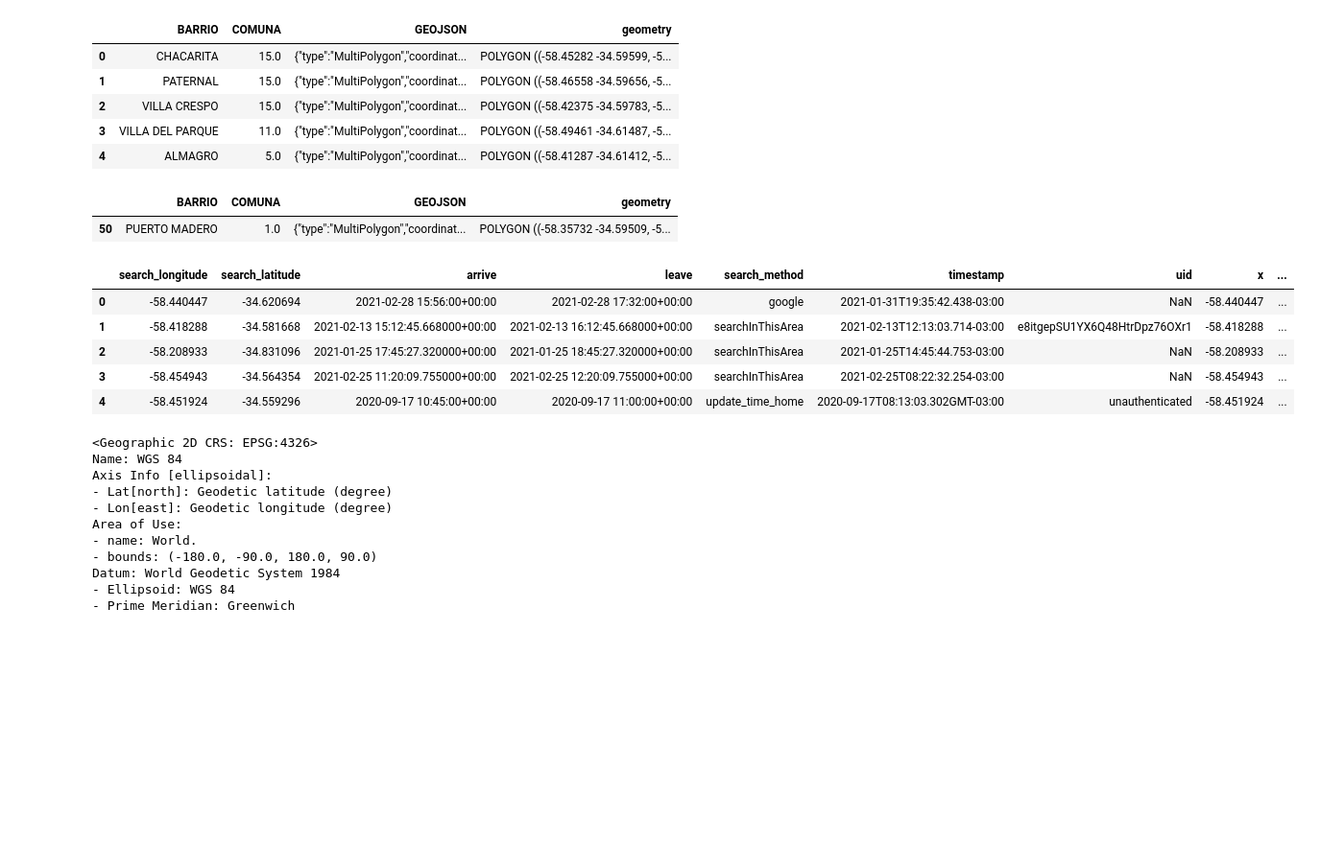
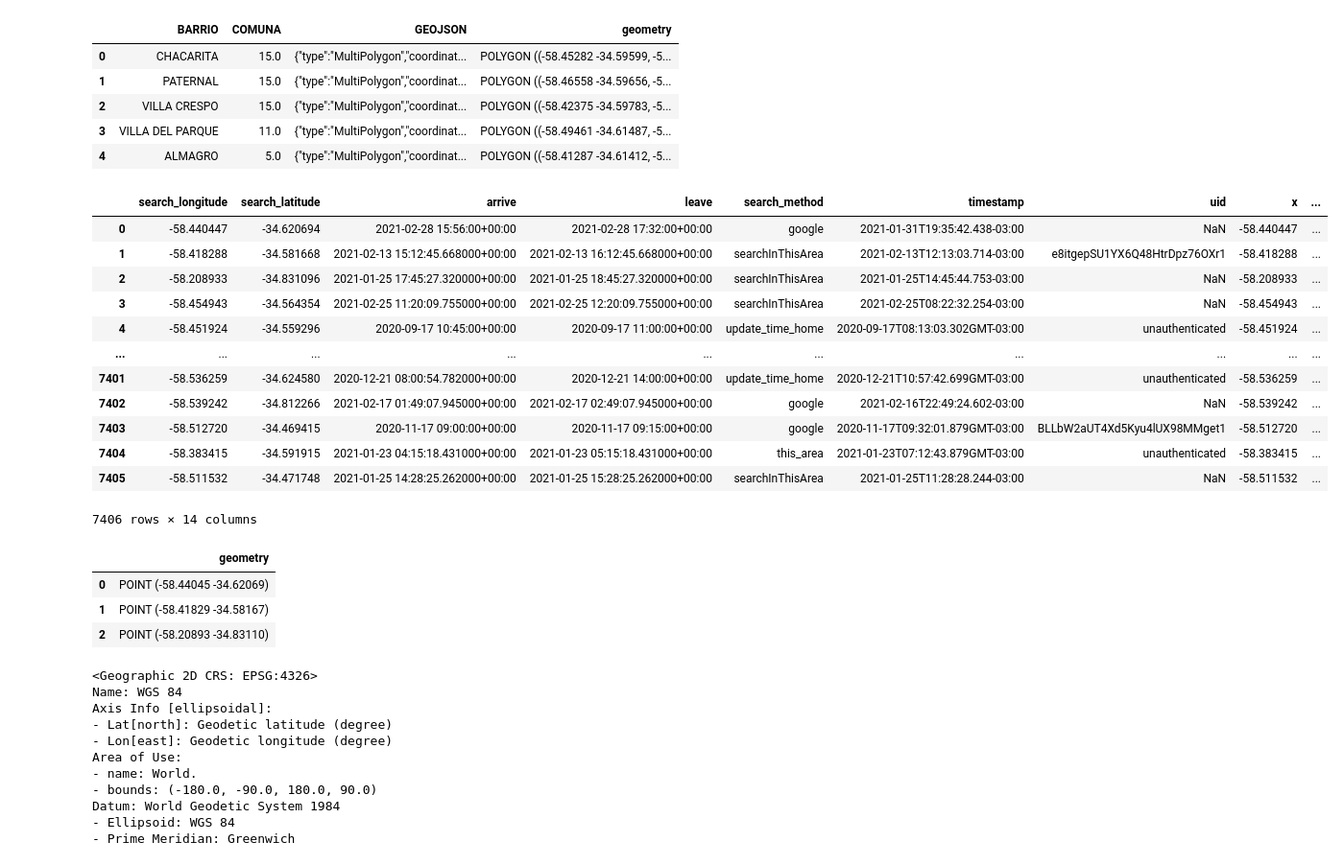
Before and after one commit to julietahocsman/goproject, a Jupyter notebook: notebooks/busquedas_barrios.ipynb, the cells around one changed output. Shown: that part at 96% size. Drawn from its saved outputs; the diff is of its cells as text; code cells hidden in the pictures; blank space fills up the shorter version.

```diff
--- a/notebooks/busquedas_barrios.ipynb
+++ b/notebooks/busquedas_barrios.ipynb
@@ -20,22 +20,22 @@ bsas_map.head(5)
 | 2 | VILLA CRESPO | 15.0 | {"type":"MultiPolygon","coordinat... | POLYGON ((-58.42375 -34.59783, -5... |
 | 3 | VILLA DEL PARQUE | 11.0 | {"type":"MultiPolygon","coordinat... | POLYGON ((-58.49461 -34.61487, -5... |
 | 4 | ALMAGRO | 5.0 | {"type":"MultiPolygon","coordinat... | POLYGON ((-58.41287 -34.61412, -5... |
-# %%
-barrio = 'PUERTO MADERO'
-df_barrio = bsas_map[bsas_map['BARRIO'] == barrio]
-df_barrio
-# %% [output]
-|  | BARRIO | COMUNA | GEOJSON | geometry |
-| 50 | PUERTO MADERO | 1.0 | {"type":"MultiPolygon","coordinat... | POLYGON ((-58.35732 -34.59509, -5... |
 # %%
 coordinates.drop(columns='geometry', inplace=True)
 gpd_data = gpd.GeoDataFrame(coordinates,
                          geometry = gpd.points_from_xy(coordinates.search_longitude, coordinates.search_latitude))
-gpd_data.head()
+gpd_data
 # %% [output]
 |  | search_longitude | search_latitude | arrive | leave | search_method | timestamp | uid | x | ... |
 | 0 | -58.440447 | -34.620694 | 2021-02-28 15:56:00+00:00 | 2021-02-28 17:32:00+00:00 | google | 2021-01-31T19:35:42.438-03:00 | NaN | -58.440447 | ... |
 | 1 | -58.418288 | -34.581668 | 2021-02-13 15:12:45.668000+00:00 | 2021-02-13 16:12:45.668000+00:00 | searchInThisArea | 2021-02-13T12:13:03.714-03:00 | e8itgepSU1YX6Q48HtrDpz76OXr1 | -58.418288 | ... |
 | 2 | -58.208933 | -34.831096 | 2021-01-25 17:45:27.320000+00:00 | 2021-01-25 18:45:27.320000+00:00 | searchInThisArea | 2021-01-25T14:45:44.753-03:00 | NaN | -58.208933 | ... |
 | 3 | -58.454943 | -34.564354 | 2021-02-25 11:20:09.755000+00:00 | 2021-02-25 12:20:09.755000+00:00 | searchInThisArea | 2021-02-25T08:22:32.254-03:00 | NaN | -58.454943 | ... |
 | 4 | -58.451924 | -34.559296 | 2020-09-17 10:45:00+00:00 | 2020-09-17 11:00:00+00:00 | update_time_home | 2020-09-17T08:13:03.302GMT-03:00 | unauthenticated | -58.451924 | ... |
+| ... | ... | ... | ... | ... | ... | ... | ... | ... | ... |
+| 7401 | -58.536259 | -34.624580 | 2020-12-21 08:00:54.782000+00:00 | 2020-12-21 14:00:00+00:00 | update_time_home | 2020-12-21T10:57:42.699GMT-03:00 | unauthenticated | -58.536259 | ... |
+| 7402 | -58.539242 | -34.812266 | 2021-02-17 01:49:07.945000+00:00 | 2021-02-17 02:49:07.945000+00:00 | google | 2021-02-16T22:49:24.602-03:00 | NaN | -58.539242 | ... |
+| 7403 | -58.512720 | -34.469415 | 2020-11-17 09:00:00+00:00 | 2020-11-17 09:15:00+00:00 | google | 2020-11-17T09:32:01.879GMT-03:00 | BLLbW2aUT4Xd5Kyu4lUX98MMget1 | -58.512720 | ... |
+| 7404 | -58.383415 | -34.591915 | 2021-01-23 04:15:18.431000+00:00 | 2021-01-23 05:15:18.431000+00:00 | this_area | 2021-01-23T07:12:43.879GMT-03:00 | unauthenticated | -58.383415 | ... |
+| 7405 | -58.511532 | -34.471748 | 2021-01-25 14:28:25.262000+00:00 | 2021-01-25 15:28:25.262000+00:00 | searchInThisArea | 2021-01-25T11:28:28.244-03:00 | NaN | -58.511532 | ... |
+7406 rows × 14 columns
@@ -48,3 +42,12 @@ gpd_data = gpd_data[gpd_data.reservas_barrio == True]
+# %%
+reservas_bsas = gpd_data[['geometry']]
+
+reservas_bsas.head(3)
+# %% [output]
+|  | geometry |
+| 0 | POINT (-58.44045 -34.62069) |
+| 1 | POINT (-58.41829 -34.58167) |
+| 2 | POINT (-58.20893 -34.83110) |
 # %%
 reservas_bsas = reservas_bsas.set_crs("EPSG:4326")
 reservas_bsas.crs
```
Also changed, not shown: parts of 9 cells of this notebook, 9 other files.
